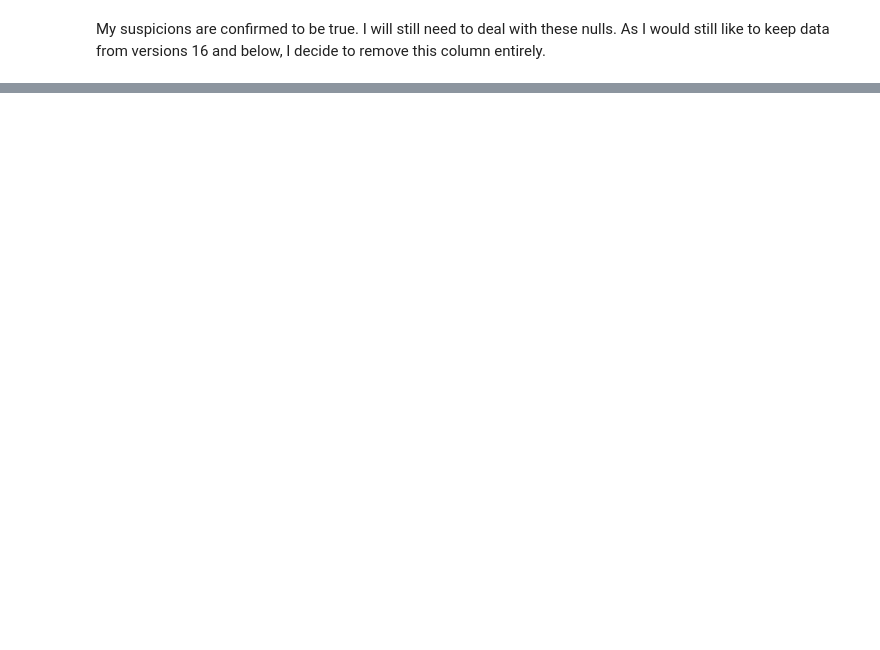
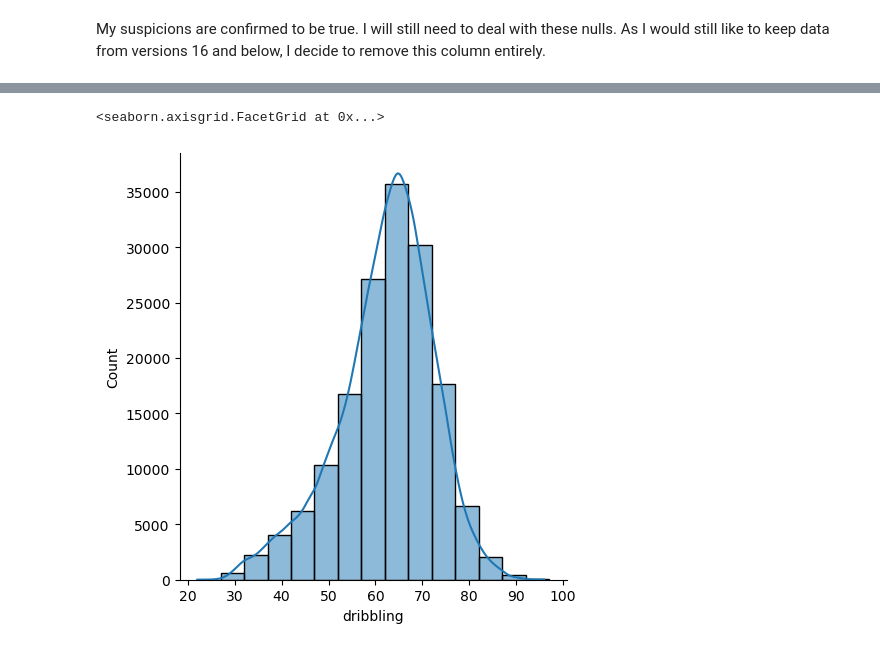
Before and after one commit to ish10k/footballer-wage-prediction, a Jupyter notebook: footballer-wage-prediction.ipynb, the cells around one changed output, grey strips where cells are left out. Cells and saved outputs as stored; diff of their text form; code cells hidden in the pictures; blank space fills up the shorter version.

```diff
--- a/footballer-wage-prediction.ipynb
+++ b/footballer-wage-prediction.ipynb
@@ -575,0 +439,5 @@ sns.pairplot(
+# %%
+sns.displot(df['dribbling'], binwidth=5, kde=True)
+# %% [output]
+<seaborn.axisgrid.FacetGrid at 0x...>
+[figure, added]
```
Also changed, not shown: parts of 64 cells of this notebook, 1 other file.
